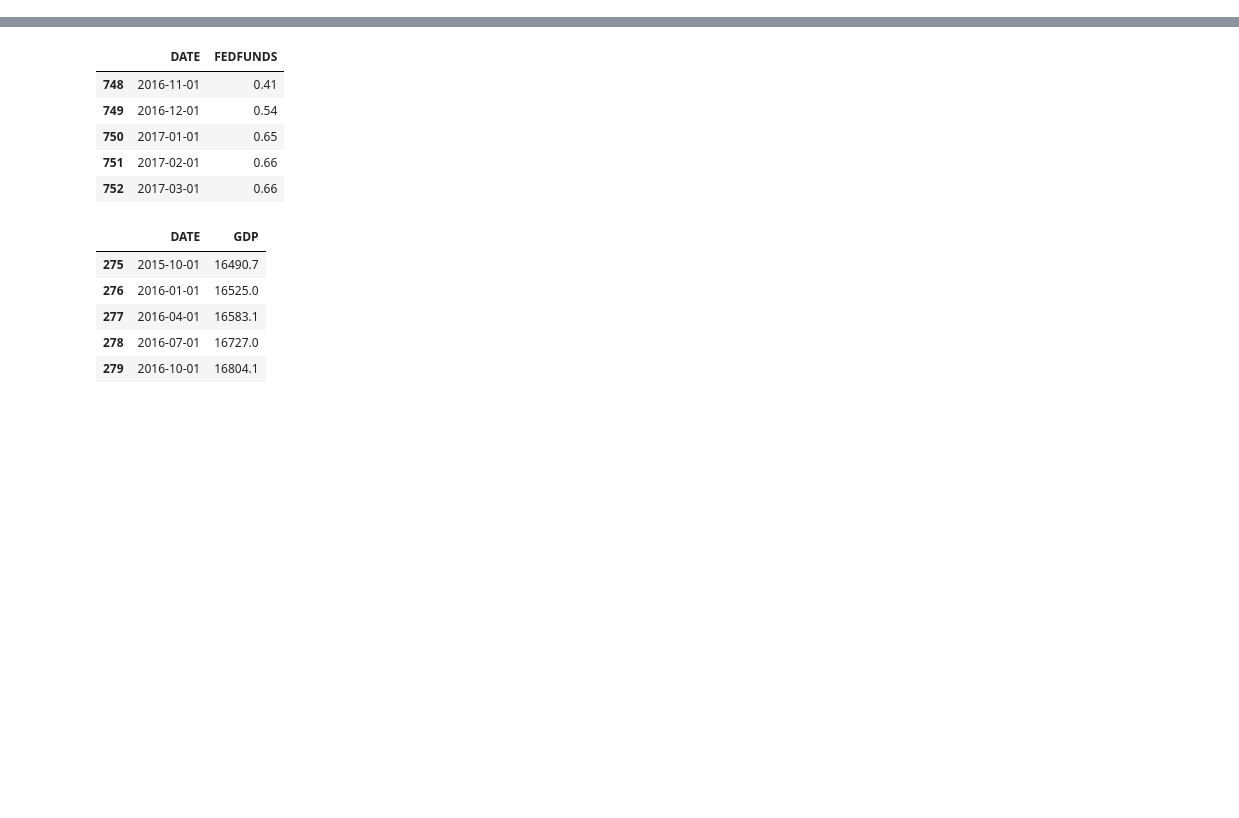
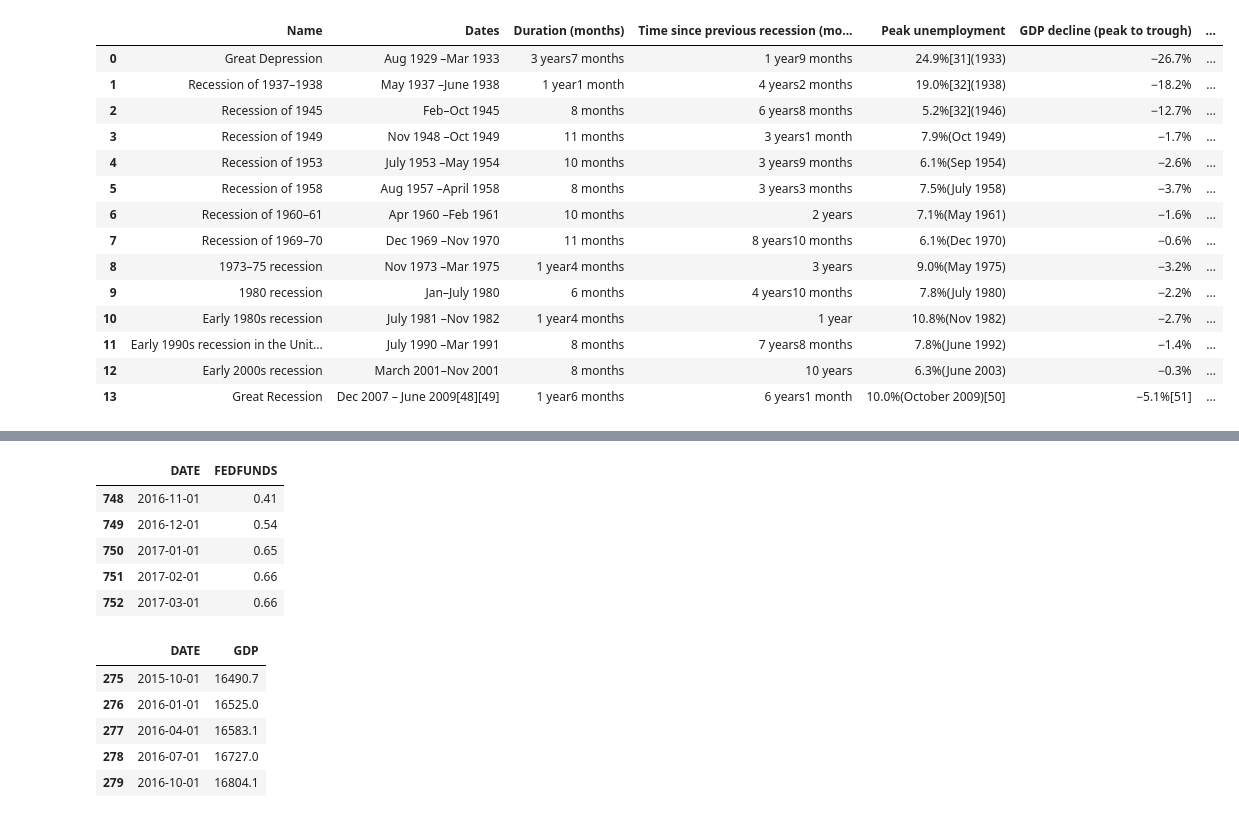
Before and after one commit to AndSoOn/Improvisation, a Jupyter notebook: fed/DataCleaning.ipynb, the cells around one changed output, grey strips where cells are left out. Cells and saved outputs as stored; diff of their text form; code cells hidden in the pictures; blank space fills up the shorter version.

```diff
--- a/fed/DataCleaning.ipynb
+++ b/fed/DataCleaning.ipynb
@@ -16,0 +19,19 @@ from plotly.graph_objs import *
+# %%
+rec_raw = pd.read_csv('data_raw/List of Recessions.csv')
+rec_raw
+# %% [output]
+|  | Name | Dates | Duration (months) | Time since previous recession (mo... | Peak unemploy­ment | GDP decline (peak to trough) | ... |
+| 0 | Great Depression | Aug 1929 –Mar 1933 | 3 years7 months | 1 year9 months | 24.9%[31](1933) | −26.7% | ... |
+| 1 | Recession of 1937–1938 | May 1937 –June 1938 | 1 year1 month | 4 years2 months | 19.0%[32](1938) | −18.2% | ... |
+| 2 | Recession of 1945 | Feb–Oct 1945 | 8 months | 6 years8 months | 5.2%[32](1946) | −12.7% | ... |
+| 3 | Recession of 1949 | Nov 1948 –Oct 1949 | 11 months | 3 years1 month | 7.9%(Oct 1949) | −1.7% | ... |
+| 4 | Recession of 1953 | July 1953 –May 1954 | 10 months | 3 years9 months | 6.1%(Sep 1954) | −2.6% | ... |
+| 5 | Recession of 1958 | Aug 1957 –April 1958 | 8 months | 3 years3 months | 7.5%(July 1958) | −3.7% | ... |
+| 6 | Recession of 1960–61 | Apr 1960 –Feb 1961 | 10 months | 2 years | 7.1%(May 1961) | −1.6% | ... |
+| 7 | Recession of 1969–70 | Dec 1969 –Nov 1970 | 11 months | 8 years10 months | 6.1%(Dec 1970) | −0.6% | ... |
+| 8 | 1973–75 recession | Nov 1973 –Mar 1975 | 1 year4 months | 3 years | 9.0%(May 1975) | −3.2% | ... |
+| 9 | 1980 recession | Jan–July 1980 | 6 months | 4 years10 months | 7.8%(July 1980) | −2.2% | ... |
+| 10 | Early 1980s recession | July 1981 –Nov 1982 | 1 year4 months | 1 year | 10.8%(Nov 1982) | −2.7% | ... |
+| 11 | Early 1990s recession in the Unit... | July 1990 –Mar 1991 | 8 months | 7 years8 months | 7.8%(June 1992) | −1.4% | ... |
+| 12 | Early 2000s recession | March 2001–Nov 2001 | 8 months | 10 years | 6.3%(June 2003) | −0.3% | ... |
+| 13 | Great Recession | Dec 2007 – June 2009[48][49] | 1 year6 months | 6 years1 month | 10.0%(October 2009)[50] | −5.1%[51] | ... |
```
Also changed, not shown: parts of 11 cells of this notebook, 6 other files.
